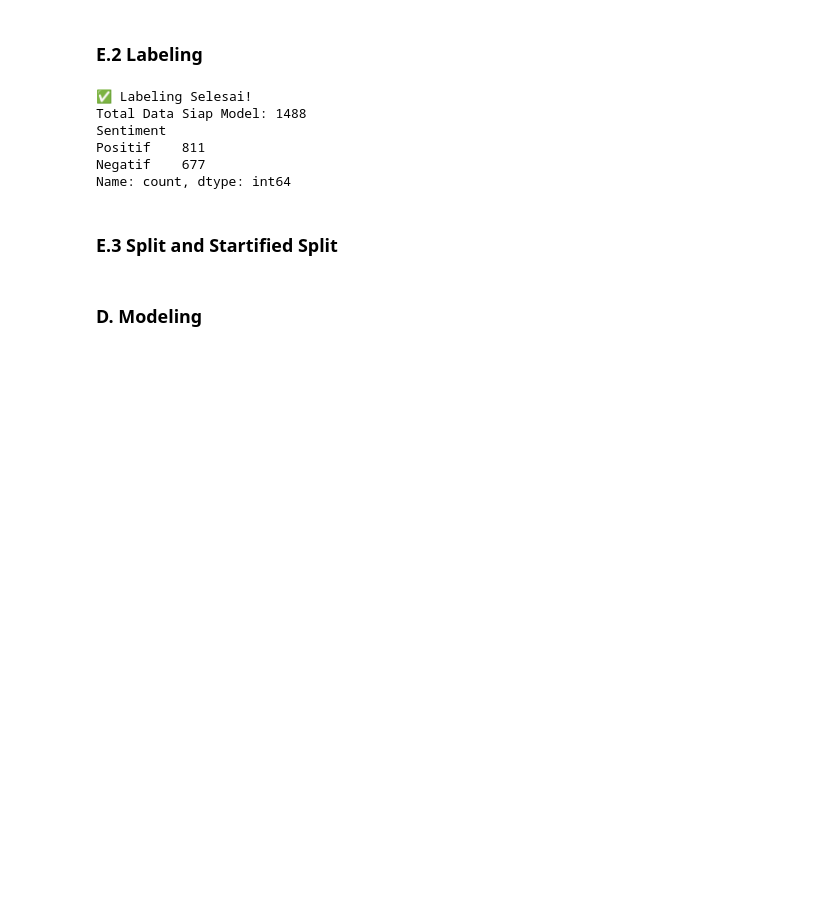
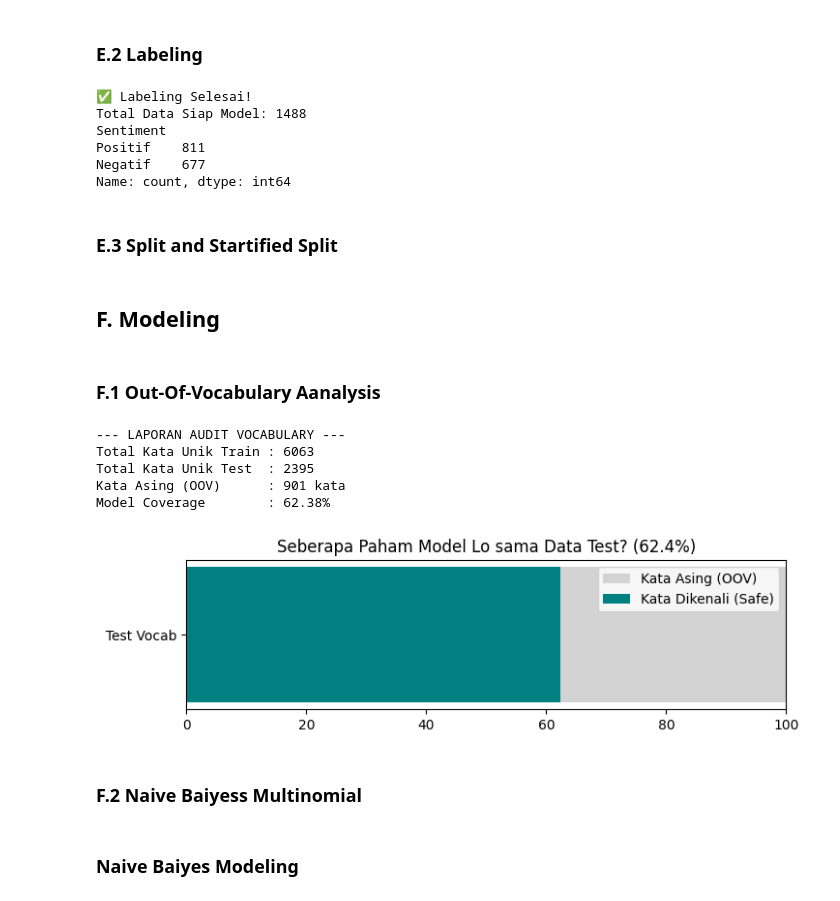
Before and after one commit to ghatpreneur/Data-Analytics-Project, a Jupyter notebook: Tmothy Sentiment Ana;ysis/Sentiment.ipynb, the cells around one changed output. Cells and saved outputs as stored; diff of their text form; code cells hidden in the pictures; blank space fills up the shorter version.

```diff
--- a/Tmothy Sentiment Ana;ysis/Sentiment.ipynb
+++ b/Tmothy Sentiment Ana;ysis/Sentiment.ipynb
@@ -1173,4 +1215,55 @@ def stratifed_split(x, y, train_size = 0.8, random_state = 42):
     return x_train, x_test, y_train, y_test
 x_train, x_test, y_train, y_test = stratifed_split(x, y)
 # %% [markdown]
-### D. Modeling
+<a id="bab-f"></a>
+## F. Modeling
+# %% [markdown]
+### F.1 Out-Of-Vocabulary Aanalysis
+# %%
+def audit_vocab_coverage(x_train, x_test):
+    # 1. Pecah kalimat jadi set kata unik
+    vocab_train = set(' '.join(x_train).split())
+    vocab_test = set(' '.join(x_test).split())
+
+    # 2. Hitung Irisan & Selisih
+    common_words = vocab_train.intersection(vocab_test) # Kata yang model TAHU
+    oov_words = vocab_test - vocab_train                # Kata yang model BUTA (Out of Vocab)
+
+    # 3. Statistik
+    coverage_pct = len(common_words) / len(vocab_test) * 100
+
+    print(f"--- LAPORAN AUDIT VOCABULARY ---")
+    print(f"Total Kata Unik Train : {len(vocab_train)}")
+    print(f"Total Kata Unik Test  : {len(vocab_test)}")
+    print(f"Kata Asing (OOV)      : {len(oov_words)} kata")
+    print(f"Model Coverage        : {coverage_pct:.2f}%")
+
+    # 4. Visualisasi Coverage
+    plt.figure(figsize=(8, 2))
+    plt.barh(['Test Vocab'], [100], color='lightgray', label='Kata Asing (OOV)')
+    plt.barh(['Test Vocab'], [coverage_pct], color='teal', label='Kata Dikenali (Safe)')
+
+    plt.title(f'Seberapa Paham Model Lo sama Data Test? ({coverage_pct:.1f}%)')
+    plt.legend()
+    plt.xlim(0, 100)
+    plt.show()
+
+    # Cek apakah kata krusial hilang
+    if 'boncos' in oov_words:
+        print("⚠️ BAHAYA: Kata 'boncos' ada di Test tapi TIDAK ADA di Train. Model bakal bingung!")
+    elif 'boncos' in common_words:
+        print("✅ AMAN: Kata 'boncos' dipelajari di Train dan muncul di Test.")
+
+# Panggil fungsinya
+audit_vocab_coverage(x_train, x_test)
+# %% [output]
+--- LAPORAN AUDIT VOCABULARY ---
+Total Kata Unik Train : 6063
+Total Kata Unik Test  : 2395
+Kata Asing (OOV)      : 901 kata
+Model Coverage        : 62.38%
+[figure, added]
+# %% [markdown]
+### F.2 Naive Baiyess Multinomial
+# %% [markdown]
+### Naive Baiyes Modeling
```
Also changed, not shown: parts of 32 cells of this notebook.
